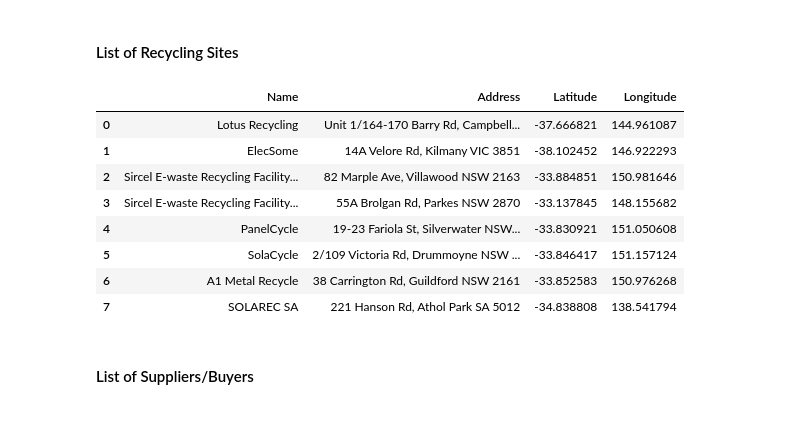
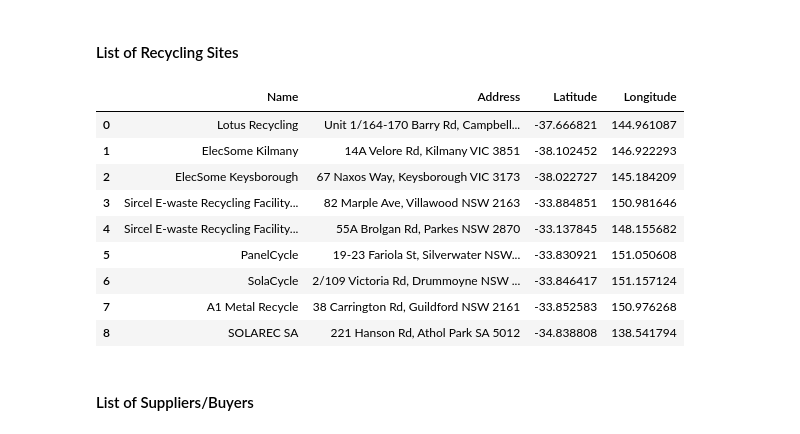
Before and after one commit to 12Riana/Calc_Transport_EoL, a Jupyter notebook: code.ipynb, the cells around one changed output. Drawn from its saved outputs; the diff is of its cells as text; code cells hidden in the pictures.

```diff
--- a/code.ipynb
+++ b/code.ipynb
@@ -145,68 +109,20 @@ list_ps
 # %% [markdown]
 #### List of Recycling Sites
 # %%
-list_recycling = [
-    {
-        "Name": "Lotus Recycling",
-        "Address": "Unit 1/164-170 Barry Rd, Campbellfield VIC 3061",
-        "Latitude": -37.6668209473573,
-        "Longitude": 144.96108676673023
-    },
-    {
-        "Name": "ElecSome",
-        "Address": "14A Velore Rd, Kilmany VIC 3851",
-        "Latitude": -38.10245163280617,
-        "Longitude": 146.9222926937459
-    },
-    {
-        "Name": "Sircel E-waste Recycling Facility, Villawood NSW",
-        "Address": "82 Marple Ave, Villawood NSW 2163",
-        "Latitude": -33.884850520566815,
-        "Longitude": 150.98164615300837
-    },
-    {
-        "Name": "Sircel E-waste Recycling Facility, Parkes NSW",
-        "Address": "55A Brolgan Rd, Parkes NSW 2870",
-        "Latitude": -33.137844509225616,
-        "Longitude": 148.15568182228319
-    },
-    {
-        "Name": "PanelCycle",
-        "Address": "19-23 Fariola St, Silverwater NSW 2128",
-        "Latitude": -33.83092053380833,
-        "Longitude": 151.05060846577945
-    },
-    {
-        "Name": "SolaCycle",
-        "Address": "2/109 Victoria Rd, Drummoyne NSW 2047",
-        "Latitude": -33.846416972446406,
-        "Longitude": 151.15712392918581
-    },
-    {
-        "Name": "A1 Metal Recycle",
-        "Address": "38 Carrington Rd, Guildford NSW 2161",
-        "Latitude": -33.852582730304405,
-        "Longitude": 150.97626794409123
-    },
-    {
-        "Name": "SOLAREC SA",
-        "Address": "221 Hanson Rd, Athol Park SA 5012",
-        "Latitude": -34.83880818170377,
-        "Longitude": 138.5417941852031
-    }
-]
+import pandas as pd
 
-list_rs = pd.DataFrame(list_recycling)
+list_rs = pd.read_csv('recycling_sites.csv')
 list_rs
 # %% [output]
 |  | Name | Address | Latitude | Longitude |
 | 0 | Lotus Recycling | Unit 1/164-170 Barry Rd, Campbell... | -37.666821 | 144.961087 |
-| 1 | ElecSome | 14A Velore Rd, Kilmany VIC 3851 | -38.102452 | 146.922293 |
-| 2 | Sircel E-waste Recycling Facility... | 82 Marple Ave, Villawood NSW 2163 | -33.884851 | 150.981646 |
-| 3 | Sircel E-waste Recycling Facility... | 55A Brolgan Rd, Parkes NSW 2870 | -33.137845 | 148.155682 |
-| 4 | PanelCycle | 19-23 Fariola St, Silverwater NSW... | -33.830921 | 151.050608 |
-| 5 | SolaCycle | 2/109 Victoria Rd, Drummoyne NSW ... | -33.846417 | 151.157124 |
-| 6 | A1 Metal Recycle | 38 Carrington Rd, Guildford NSW 2161 | -33.852583 | 150.976268 |
-| 7 | SOLAREC SA | 221 Hanson Rd, Athol Park SA 5012 | -34.838808 | 138.541794 |
+| 1 | ElecSome Kilmany | 14A Velore Rd, Kilmany VIC 3851 | -38.102452 | 146.922293 |
+| 2 | ElecSome Keysborough | 67 Naxos Way, Keysborough VIC 3173 | -38.022727 | 145.184209 |
+| 3 | Sircel E-waste Recycling Facility... | 82 Marple Ave, Villawood NSW 2163 | -33.884851 | 150.981646 |
+| 4 | Sircel E-waste Recycling Facility... | 55A Brolgan Rd, Parkes NSW 2870 | -33.137845 | 148.155682 |
+| 5 | PanelCycle | 19-23 Fariola St, Silverwater NSW... | -33.830921 | 151.050608 |
+| 6 | SolaCycle | 2/109 Victoria Rd, Drummoyne NSW ... | -33.846417 | 151.157124 |
+| 7 | A1 Metal Recycle | 38 Carrington Rd, Guildford NSW 2161 | -33.852583 | 150.976268 |
+| 8 | SOLAREC SA | 221 Hanson Rd, Athol Park SA 5012 | -34.838808 | 138.541794 |
 # %% [markdown]
 #### List of Suppliers/Buyers
```
Also changed, not shown: parts of 7 cells of this notebook.
